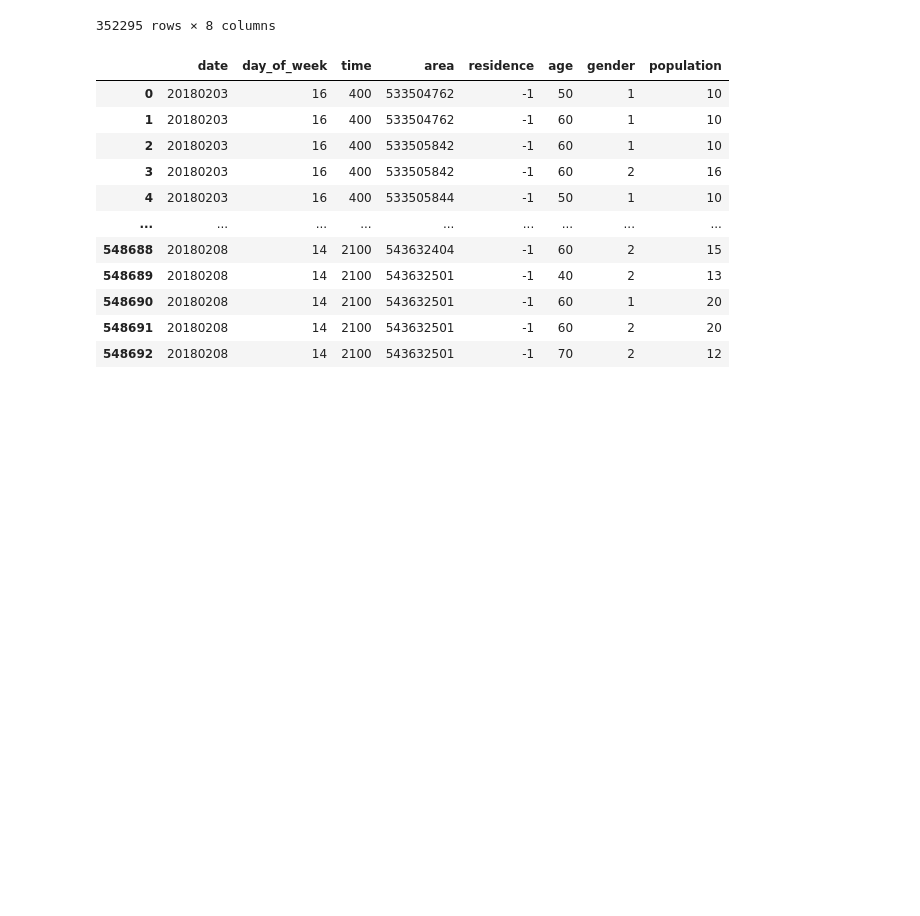
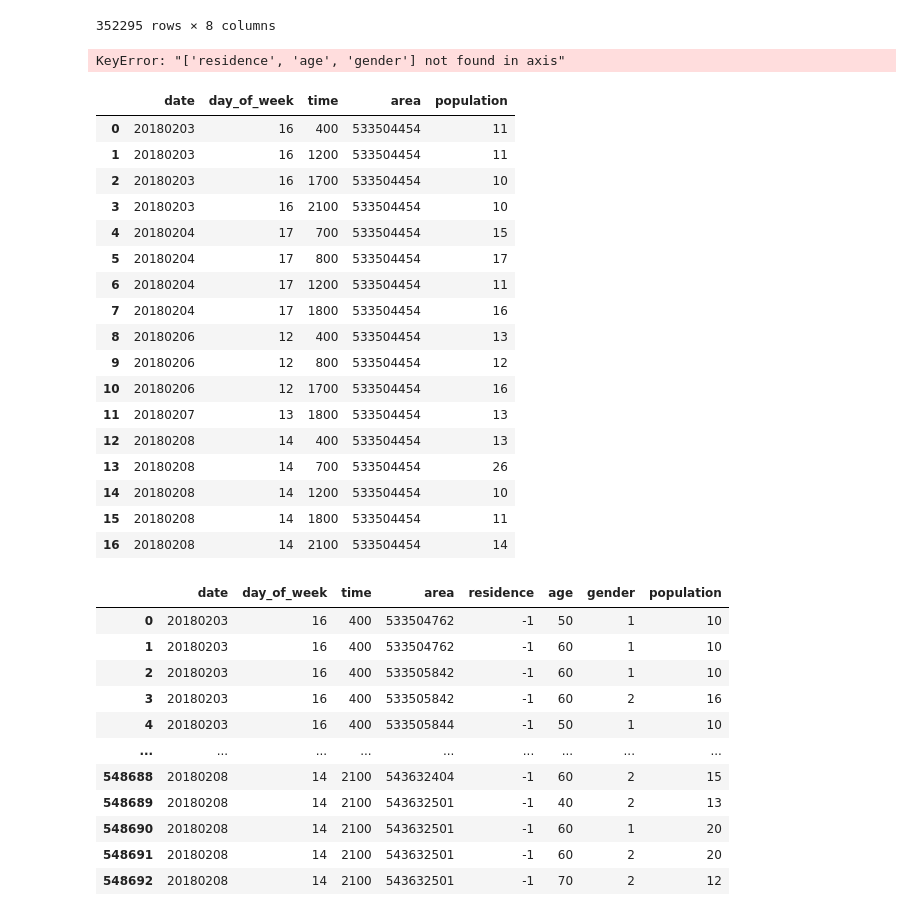
Before and after one commit to AndyRyuu/Fukui-Snow, a Jupyter notebook: Pre-processing.ipynb, the cells around one changed output. Saved outputs shown, nothing was run; the diff lists cells and outputs as text; code cells hidden in the pictures; blank space fills up the shorter version.

```diff
--- a/Pre-processing.ipynb
+++ b/Pre-processing.ipynb
@@ -20,6 +22,34 @@ data
 | 352293 | 20180208 | 14 | 2100 | 543632404 | -1 | -1 | -1 | 95 |
 | 352294 | 20180208 | 14 | 2100 | 543632501 | -1 | -1 | -1 | 119 |
 352295 rows × 8 columns
+# %%
+drop_columns = ['residence','age','gender']
+data = data.drop(drop_columns,axis=1)
+# %% [output]
+KeyError: "['residence', 'age', 'gender'] not found in axis"
+# %%
+datatest = data[(data['area']==533504454)]
+datatest.reset_index(drop=True,inplace=True)
+datatest
+# %% [output]
+|  | date | day_of_week | time | area | population |
+| 0 | 20180203 | 16 | 400 | 533504454 | 11 |
+| 1 | 20180203 | 16 | 1200 | 533504454 | 11 |
+| 2 | 20180203 | 16 | 1700 | 533504454 | 10 |
+| 3 | 20180203 | 16 | 2100 | 533504454 | 10 |
+| 4 | 20180204 | 17 | 700 | 533504454 | 15 |
+| 5 | 20180204 | 17 | 800 | 533504454 | 17 |
+| 6 | 20180204 | 17 | 1200 | 533504454 | 11 |
+| 7 | 20180204 | 17 | 1800 | 533504454 | 16 |
+| 8 | 20180206 | 12 | 400 | 533504454 | 13 |
+| 9 | 20180206 | 12 | 800 | 533504454 | 12 |
+| 10 | 20180206 | 12 | 1700 | 533504454 | 16 |
+| 11 | 20180207 | 13 | 1800 | 533504454 | 13 |
+| 12 | 20180208 | 14 | 400 | 533504454 | 13 |
+| 13 | 20180208 | 14 | 700 | 533504454 | 26 |
+| 14 | 20180208 | 14 | 1200 | 533504454 | 10 |
+| 15 | 20180208 | 14 | 1800 | 533504454 | 11 |
+| 16 | 20180208 | 14 | 2100 | 533504454 | 14 |
 # %%
 data_10Dai = pd.read_csv(r'data/02_性年代10歳階.csv')
 data_10Dai
```
Also changed, not shown: parts of 7 cells of this notebook.
